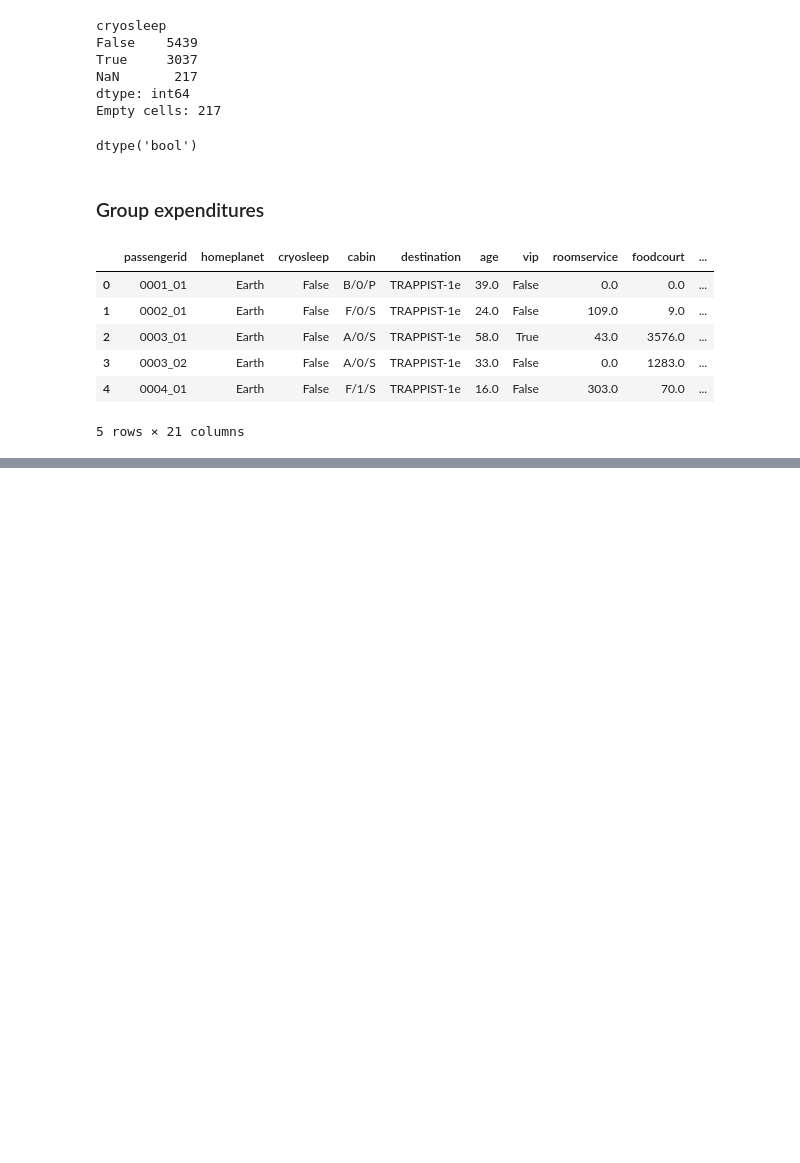
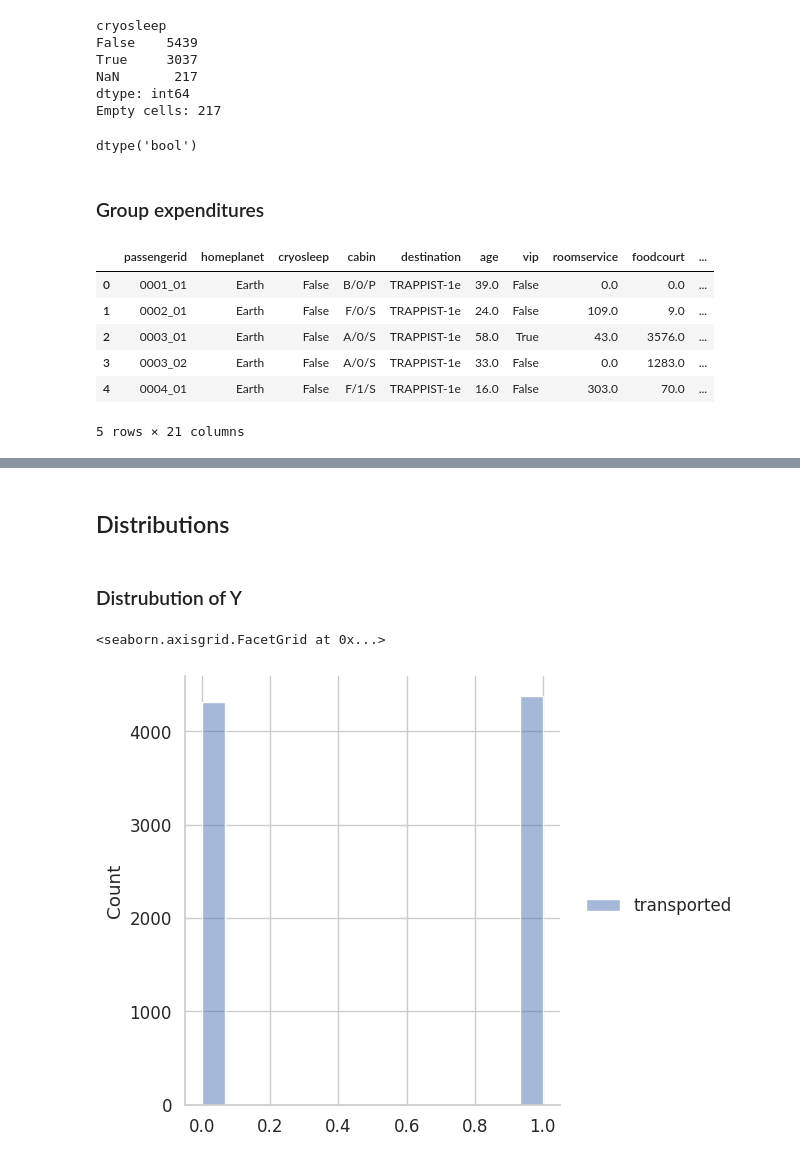
Before and after one commit to remcovanwijk040/AI, a Jupyter notebook: kaggle/spaceship_titanic/script_competition_spaceship_titanic.ipynb, the cells around one changed output, grey strips where cells are left out. Drawn from its saved outputs; the diff is of its cells as text; code cells hidden in the pictures; blank space fills up the shorter version.

```diff
--- a/kaggle/spaceship_titanic/script_competition_spaceship_titanic.ipynb
+++ b/kaggle/spaceship_titanic/script_competition_spaceship_titanic.ipynb
@@ -153,0 +163,19 @@ df.head()
+# %%
+df_clean = df.drop(columns=['passengerid', 'cabin', 'expense', 'name', 'vrdeck', 'spa', 'shoppingmall', 'foodcourt', 'roomservice', 'passenger_group', 'passenger_member'])
+df_clean.info()
+
+#Fix data types
+#categorical data
+cols_cat = ['homeplanet', 'destination', 'deck', 'num', 'side']
+df_clean[cols_cat] = df_clean[cols_cat].astype('category')
+#Booleans
+cols_bool = ['cryosleep', 'vip', 'transported']
+df_clean[cols_bool] = df_clean[cols_bool].astype('bool')
+#float
+cols_float = ['age', 'expense_group']
+df_clean[cols_float] = df_clean[cols_float].astype('float64')
+
+# assign x and y
+features = ['homeplanet','cryosleep','destination','age','vip', 'deck', 'num',	'side',	'expense_group']
+x = df.loc[:, features]
+y = df.loc[:, ['transported']]
@@ -153,0 +252,11 @@ df.head()
+# %% [markdown]
+## Distributions
+# %% [markdown]
+### Distrubution of Y
+# %%
+sns.set(style='whitegrid', font_scale=1.1, rc={"figure.figsize": [8, 5]})
+# %%
+sns.displot(y)
+# %% [output]
+<seaborn.axisgrid.FacetGrid at 0x...>
+[figure, added]
```
Also changed, not shown: parts of 13 cells of this notebook.
